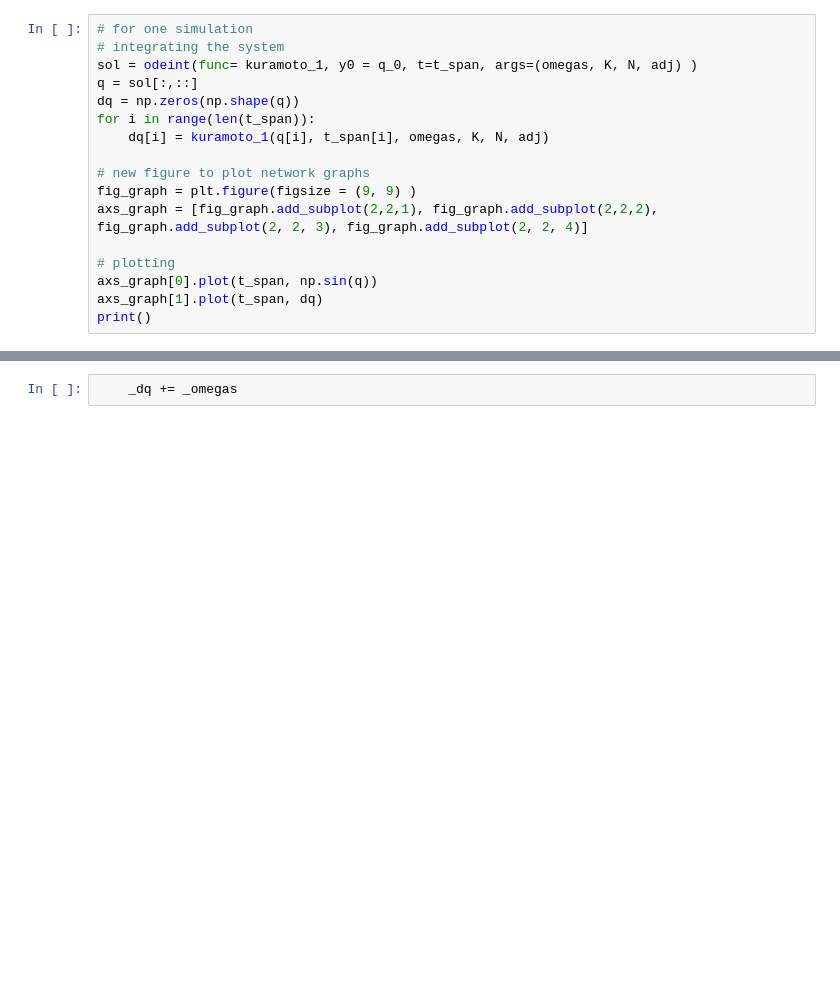
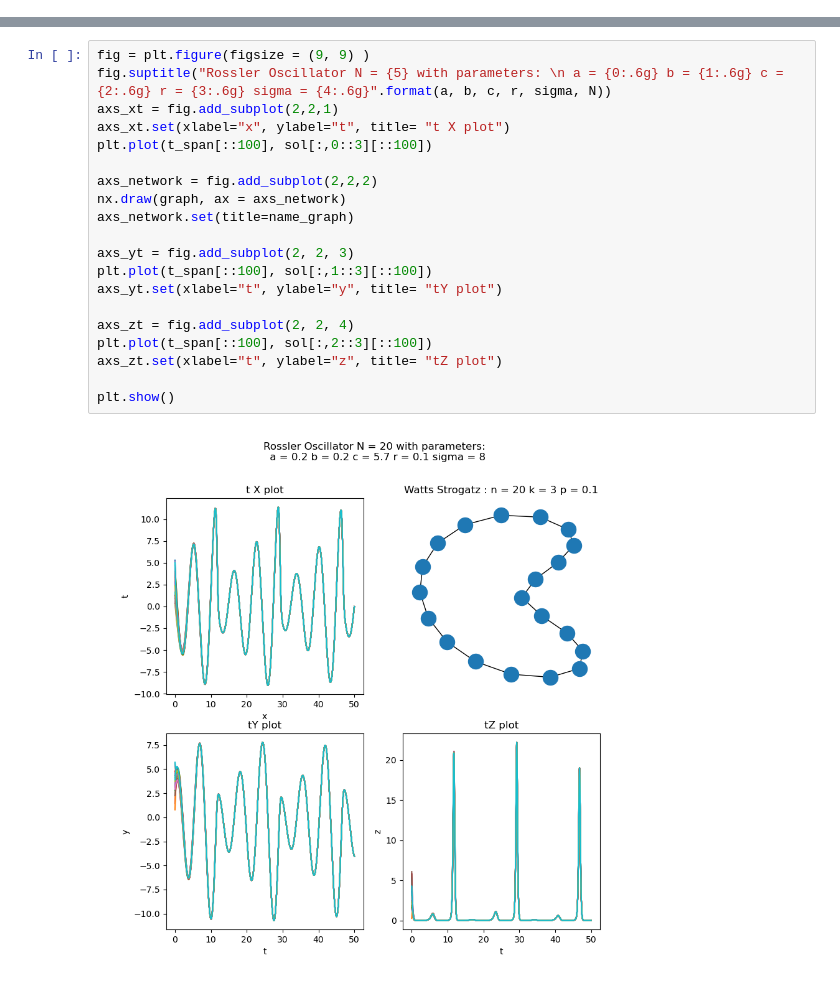
Before and after one commit to rodvals/BSc_thesis, a Jupyter notebook: Rossler_Oscillators.ipynb, the cells around one changed output, grey strips where cells are left out. Saved outputs shown, nothing was run; the diff lists cells and outputs as text; blank space fills up the shorter version.

```diff
--- a/Rossler_Oscillators.ipynb
+++ b/Rossler_Oscillators.ipynb
@@ -83,17 +109,0 @@ plt.plot(sol[:,0], sol[:,1])
-# %%
-# for one simulation
-# integrating the system
-sol = odeint(func= kuramoto_1, y0 = q_0, t=t_span, args=(omegas, K, N, adj) )
-q = sol[:,::]
-dq = np.zeros(np.shape(q))
-for i in range(len(t_span)):
-    dq[i] = kuramoto_1(q[i], t_span[i], omegas, K, N, adj)
-
-# new figure to plot network graphs
-fig_graph = plt.figure(figsize = (9, 9) )
-axs_graph = [fig_graph.add_subplot(2,2,1), fig_graph.add_subplot(2,2,2), fig_graph.add_subplot(2, 2, 3), fig_graph.add_subplot(2, 2, 4)]
-
-# plotting
-axs_graph[0].plot(t_span, np.sin(q))
-axs_graph[1].plot(t_span, dq)
-print()
@@ -135,2 +110,22 @@ print(kuramoto_1(q_0, 0, omegas, K, N, adj))
-# %%
-    _dq += _omegas
+# %%
+fig = plt.figure(figsize = (9, 9) )
+fig.suptitle("Rossler Oscillator N = {5} with parameters: \n a = {0:.6g} b = {1:.6g} c = {2:.6g} r = {3:.6g} sigma = {4:.6g}".format(a, b, c, r, sigma, N))
+axs_xt = fig.add_subplot(2,2,1)
+axs_xt.set(xlabel="x", ylabel="t", title= "t X plot")
+plt.plot(t_span[::100], sol[:,0::3][::100])
+
+axs_network = fig.add_subplot(2,2,2)
+nx.draw(graph, ax = axs_network)
+axs_network.set(title=name_graph)
+
+axs_yt = fig.add_subplot(2, 2, 3)
+plt.plot(t_span[::100], sol[:,1::3][::100])
+axs_yt.set(xlabel="t", ylabel="y", title= "tY plot")
+
+axs_zt = fig.add_subplot(2, 2, 4)
+plt.plot(t_span[::100], sol[:,2::3][::100])
+axs_zt.set(xlabel="t", ylabel="z", title= "tZ plot")
+
+plt.show()
+# %% [output]
+[figure, added]
```
Also changed, not shown: parts of 8 cells of this notebook, 1 other file.
